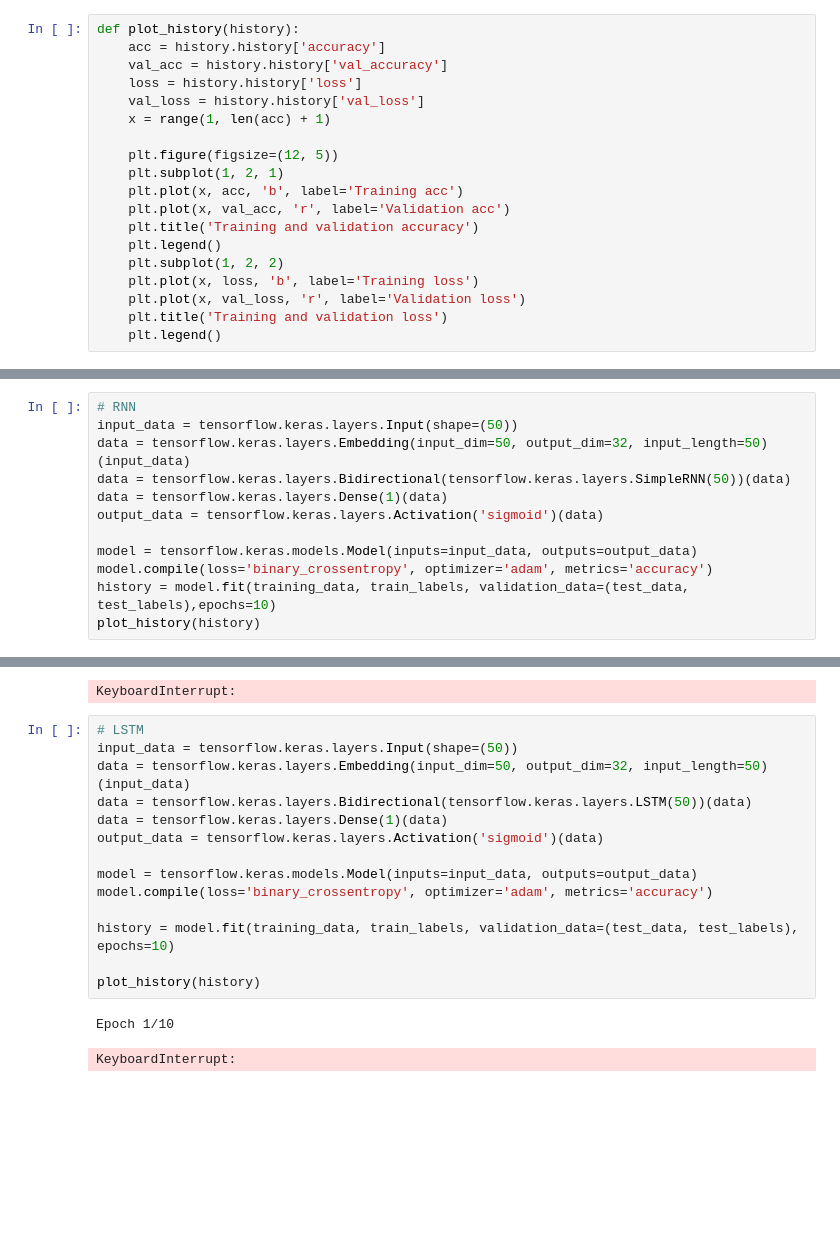
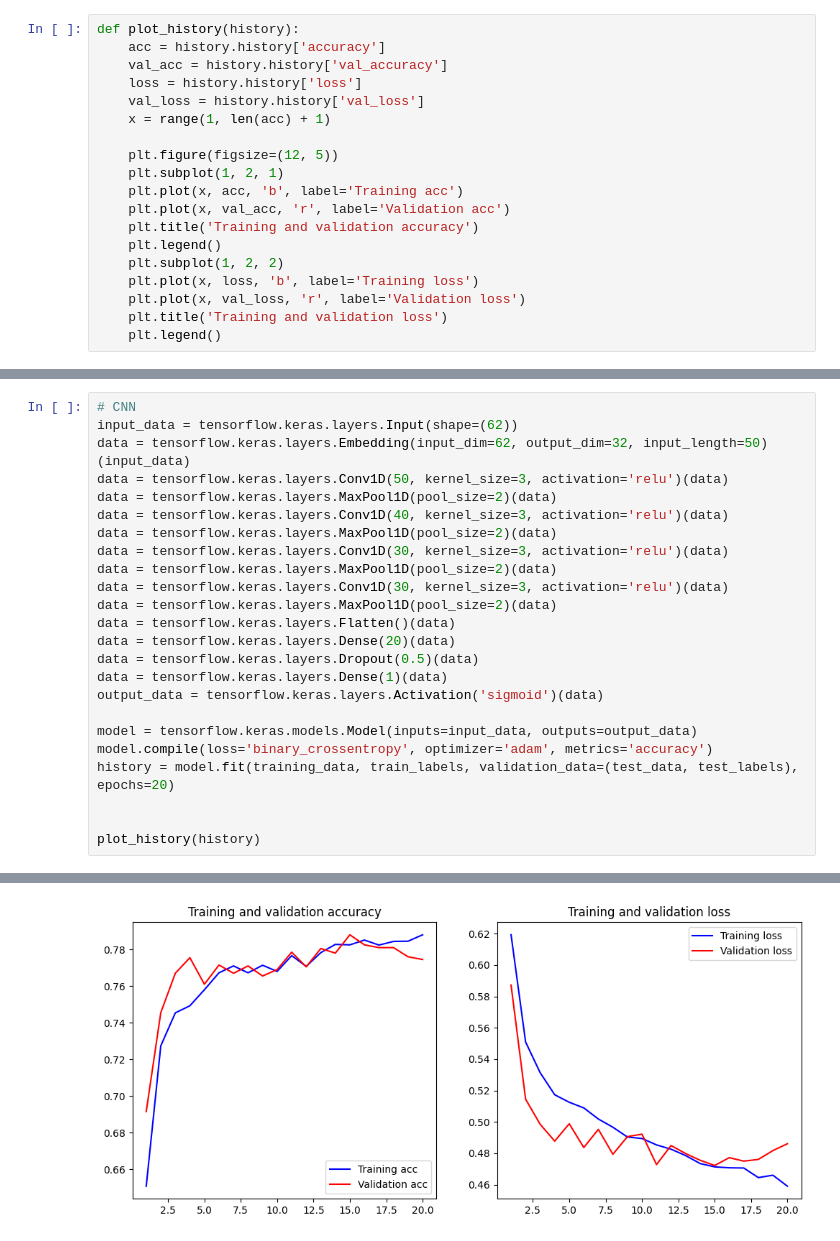
Before and after one commit to XingyuChenTim/project-port, a Jupyter notebook: nn_project.ipynb, the cells around one changed output, grey strips where cells are left out. Cells and saved outputs as stored; diff of their text form; blank space fills up the shorter version.

```diff
--- a/nn_project.ipynb
+++ b/nn_project.ipynb
@@ -179,13 +170,25 @@ Epoch 10/10
 # %%
-# RNN
-input_data = tensorflow.keras.layers.Input(shape=(50))
-data = tensorflow.keras.layers.Embedding(input_dim=50, output_dim=32, input_length=50)(input_data)
-data = tensorflow.keras.layers.Bidirectional(tensorflow.keras.layers.SimpleRNN(50))(data)
+# CNN
+input_data = tensorflow.keras.layers.Input(shape=(62))
+data = tensorflow.keras.layers.Embedding(input_dim=62, output_dim=32, input_length=50)(input_data)
+data = tensorflow.keras.layers.Conv1D(50, kernel_size=3, activation='relu')(data)
+data = tensorflow.keras.layers.MaxPool1D(pool_size=2)(data)
+data = tensorflow.keras.layers.Conv1D(40, kernel_size=3, activation='relu')(data)
+data = tensorflow.keras.layers.MaxPool1D(pool_size=2)(data)
+data = tensorflow.keras.layers.Conv1D(30, kernel_size=3, activation='relu')(data)
+data = tensorflow.keras.layers.MaxPool1D(pool_size=2)(data)
+data = tensorflow.keras.layers.Conv1D(30, kernel_size=3, activation='relu')(data)
+data = tensorflow.keras.layers.MaxPool1D(pool_size=2)(data)
+data = tensorflow.keras.layers.Flatten()(data)
+data = tensorflow.keras.layers.Dense(20)(data)
+data = tensorflow.keras.layers.Dropout(0.5)(data)
 data = tensorflow.keras.layers.Dense(1)(data)
 output_data = tensorflow.keras.layers.Activation('sigmoid')(data)
 
 model = tensorflow.keras.models.Model(inputs=input_data, outputs=output_data)
 model.compile(loss='binary_crossentropy', optimizer='adam', metrics='accuracy')
-history = model.fit(training_data, train_labels, validation_data=(test_data, test_labels),epochs=10)
+history = model.fit(training_data, train_labels, validation_data=(test_data, test_labels), epochs=20)
+
+
 plot_history(history)
 # %% [output]
@@ -193,18 +212 @@ Epoch 1/10
-KeyboardInterrupt:
+[figure, added]
-# %%
-# LSTM
-input_data = tensorflow.keras.layers.Input(shape=(50))
-data = tensorflow.keras.layers.Embedding(input_dim=50, output_dim=32, input_length=50)(input_data)
-data = tensorflow.keras.layers.Bidirectional(tensorflow.keras.layers.LSTM(50))(data)
-data = tensorflow.keras.layers.Dense(1)(data)
-output_data = tensorflow.keras.layers.Activation('sigmoid')(data)
-
-model = tensorflow.keras.models.Model(inputs=input_data, outputs=output_data)
-model.compile(loss='binary_crossentropy', optimizer='adam', metrics='accuracy')
-
-history = model.fit(training_data, train_labels, validation_data=(test_data, test_labels), epochs=10)
-
-plot_history(history)
-# %% [output]
-Epoch 1/10
-KeyboardInterrupt:
```
Also changed, not shown: parts of 22 cells of this notebook, 2 other files.
